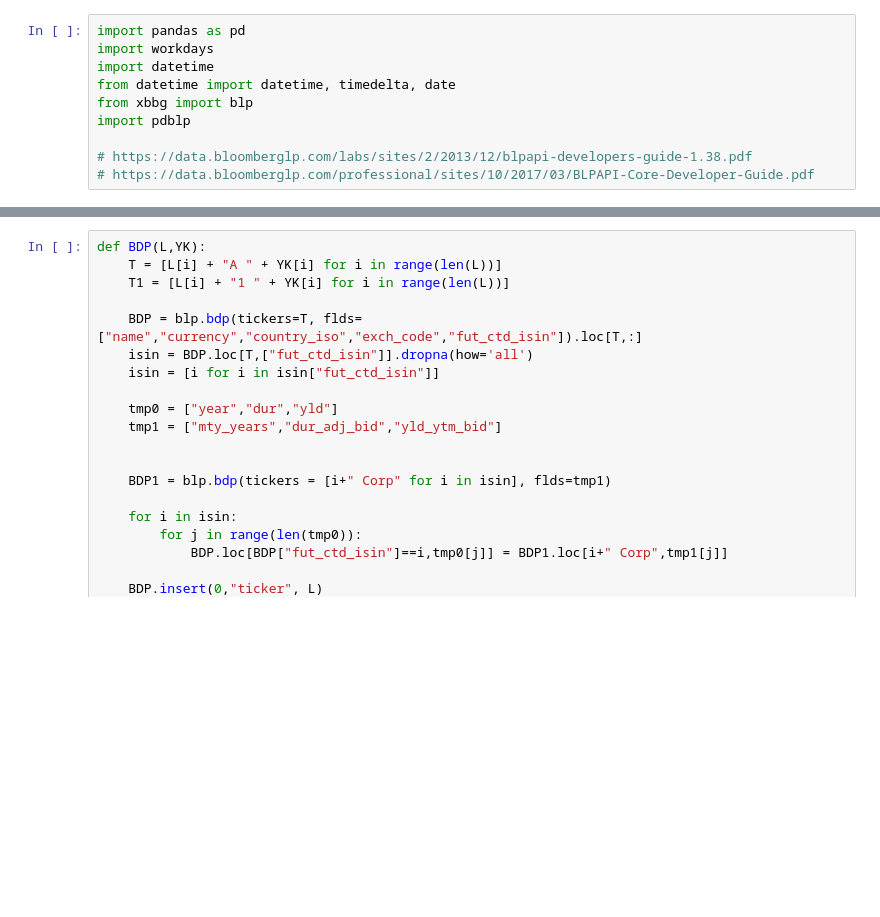
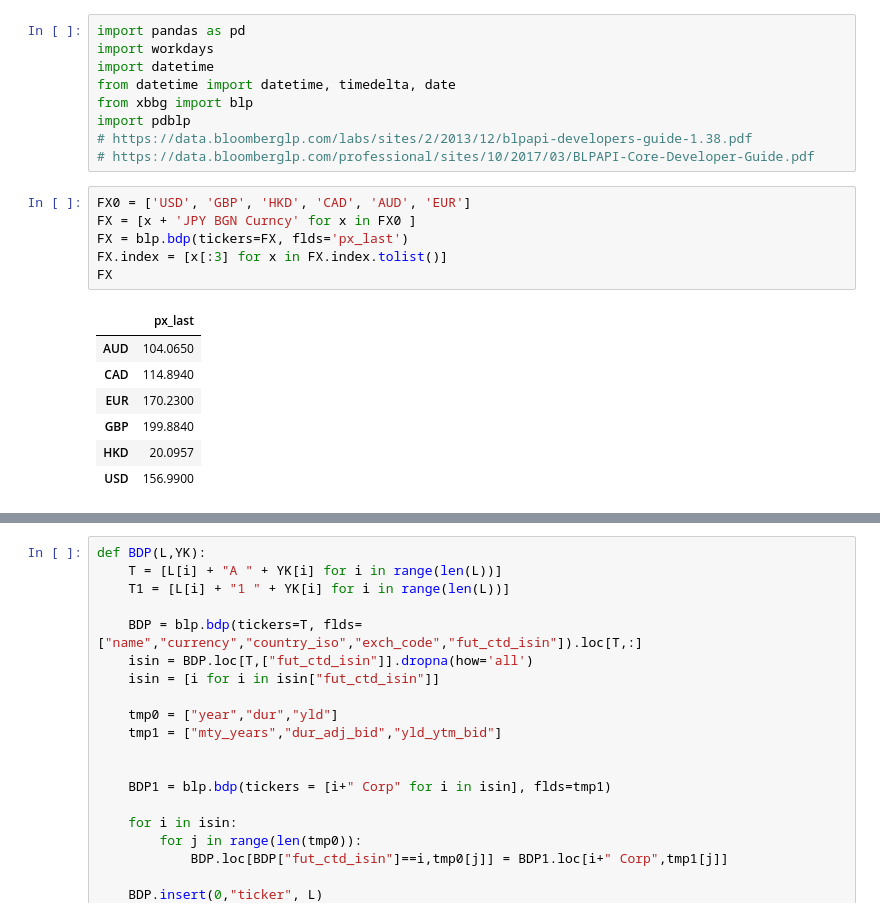
Before and after one commit to ken-100/Investment_Python, a Jupyter notebook: BBG/BDP.ipynb, the cells around one changed output, grey strips where cells are left out. Cells and saved outputs as stored; diff of their text form; blank space fills up the shorter version.

```diff
--- a/BBG/BDP.ipynb
+++ b/BBG/BDP.ipynb
@@ -5,8 +5,21 @@ import datetime
 from datetime import datetime, timedelta, date
 from xbbg import blp
 import pdblp
-
 # https://data.bloomberglp.com/labs/sites/2/2013/12/blpapi-developers-guide-1.38.pdf
 # https://data.bloomberglp.com/professional/sites/10/2017/03/BLPAPI-Core-Developer-Guide.pdf
+# %%
+FX0 = ['USD', 'GBP', 'HKD', 'CAD', 'AUD', 'EUR']
+FX = [x + 'JPY BGN Curncy' for x in FX0 ]
+FX = blp.bdp(tickers=FX, flds='px_last')
+FX.index = [x[:3] for x in FX.index.tolist()]
+FX
+# %% [output]
+|  | px_last |
+| AUD | 104.0650 |
+| CAD | 114.8940 |
+| EUR | 170.2300 |
+| GBP | 199.8840 |
+| HKD | 20.0957 |
+| USD | 156.9900 |
 # %%
 def BDP(L,YK):
```
Also changed, not shown: parts of 2 cells of this notebook.
